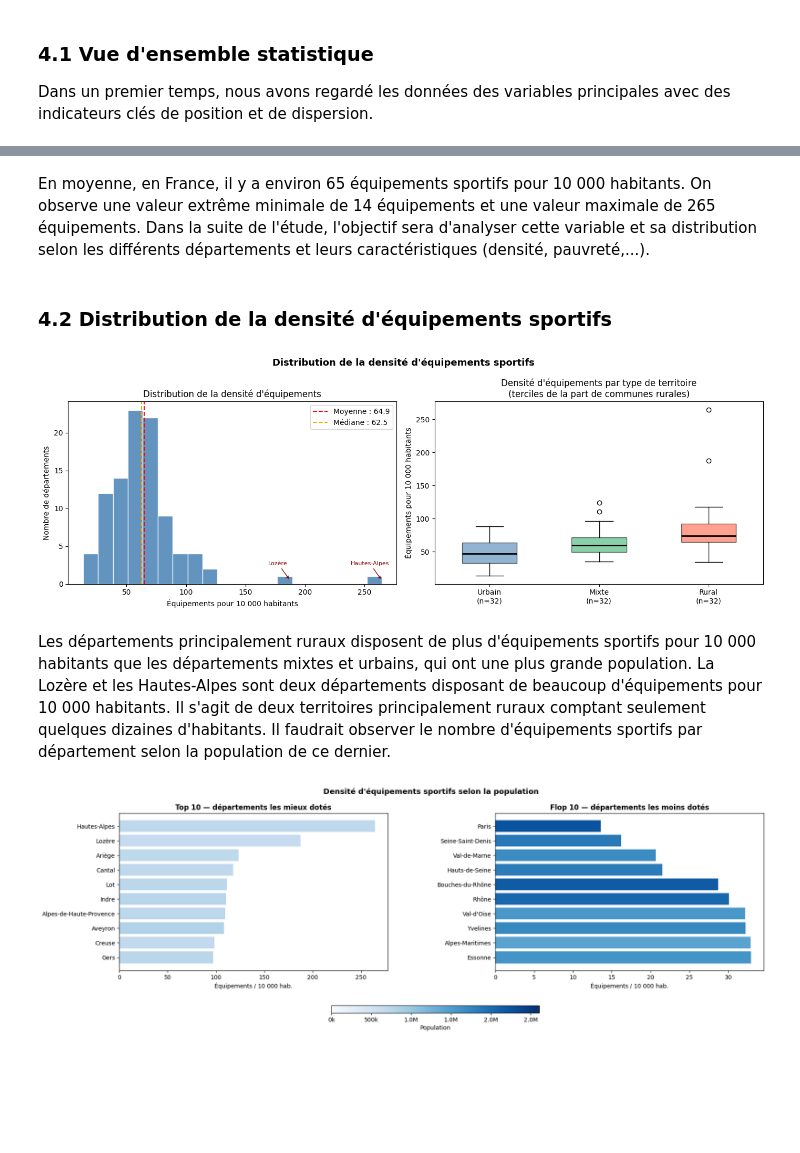
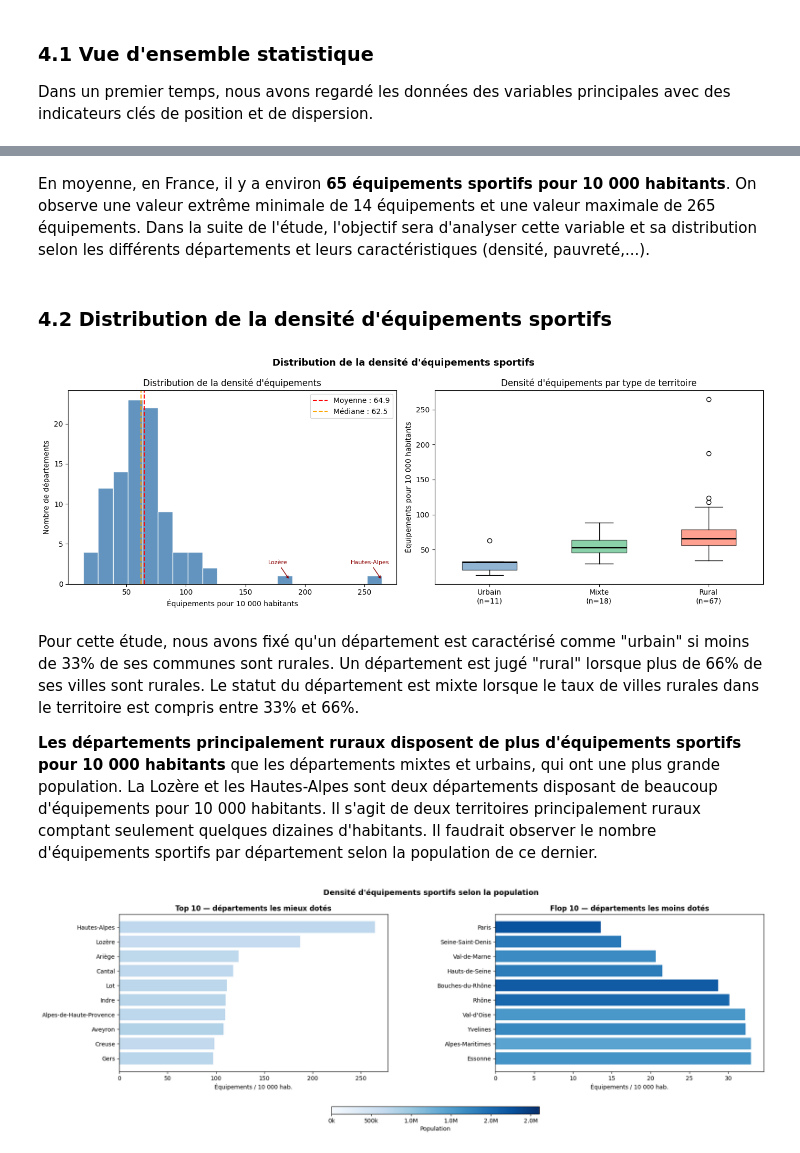
Before and after one commit to Luservant/projet_python, a Jupyter notebook: main.ipynb, the cells around one changed output, grey strips where cells are left out. Drawn from its saved outputs; the diff is of its cells as text; code cells hidden in the pictures; blank space fills up the shorter version.

```diff
--- a/main.ipynb
+++ b/main.ipynb
@@ -395,7 +394,7 @@ stats.round(1)
 | Densité (hab./km²) | 96 | 564.8 | 2418.9 | 14.8 | 49.5 | 82.4 | 160.5 | 20367.3 |
 | Part rurale (%) | 96 | 73.3 | 27.1 | 0.0 | 61.5 | 83.8 | 93.0 | 100.0 |
 # %% [markdown]
-En moyenne, en France, il y a environ 65 équipements sportifs pour 10 000 habitants. On observe une valeur extrême minimale de 14 équipements et une valeur maximale de 265 équipements. Dans la suite de l'étude, l'objectif sera d'analyser cette variable et sa distribution selon les différents départements et leurs caractéristiques (densité, pauvreté,...).
+En moyenne, en France, il y a environ **65 équipements sportifs pour 10 000 habitants**. On observe une valeur extrême minimale de 14 équipements et une valeur maximale de 265 équipements. Dans la suite de l'étude, l'objectif sera d'analyser cette variable et sa distribution selon les différents départements et leurs caractéristiques (densité, pauvreté,...).
 # %% [markdown]
 ### 4.2 Distribution de la densité d'équipements sportifs
 # %%
@@ -422,39 +421,45 @@ for _, row in deps_extremes.iterrows():
         color="darkred",
         arrowprops=dict(arrowstyle="->", color="darkred", lw=1),
         ha="center"
     )
 
 axes[0].set_xlabel("Équipements pour 10 000 habitants")
 axes[0].set_ylabel("Nombre de départements")
 axes[0].set_title("Distribution de la densité d'équipements")
 axes[0].legend()
 
 # --- Boxplot par type de territoire ---
-df["type_territoire"] = pd.qcut(df["part_rural"], q=3, labels=["Urbain", "Mixte", "Rural"])
+df["type_territoire"] = pd.cut(
+    df["part_rural"],
+    bins=[0, 33, 66, 100],
+    labels=["Urbain", "Mixte", "Rural"],
+    include_lowest=True
+)
 ordre = ["Urbain", "Mixte", "Rural"]
 couleurs = ["steelblue", "mediumseagreen", "tomato"]
 counts = df["type_territoire"].value_counts()
 
 for i, (cat, col) in enumerate(zip(ordre, couleurs)):
     data_cat = df.loc[df["type_territoire"] == cat, "equip_10k"].dropna()
     axes[1].boxplot(data_cat, positions=[i], widths=0.5,
                    patch_artist=True,
                    boxprops=dict(facecolor=col, alpha=0.6),
                    medianprops=dict(color="black", lw=2))
 
 axes[1].set_xticks([0, 1, 2])
 axes[1].set_xticklabels([f"{cat}\n(n={counts.get(cat, 0)})" for cat in ordre])
 axes[1].set_ylabel("Équipements pour 10 000 habitants")
-axes[1].set_title("Densité d'équipements par type de territoire\n(terciles de la part de communes rurales)")
+axes[1].set_title("Densité d'équipements par type de territoire")
 
 plt.suptitle("Distribution de la densité d'équipements sportifs", fontsize=13, fontweight="bold")
 plt.tight_layout()
-plt.savefig("distribution_equip.png", dpi=150, bbox_inches="tight")
 plt.show()
 # %% [output]
-[figure, old version]
+[figure, new version]
 # %% [markdown]
-Les départements principalement ruraux disposent de plus d'équipements sportifs pour 10 000 habitants que les départements mixtes et urbains, qui ont une plus grande population.
+Pour cette étude, nous avons fixé qu'un département est caractérisé comme "urbain" si moins de 33% de ses communes sont rurales. Un département est jugé "rural" lorsque plus de 66% de ses villes sont rurales. Le statut du département est mixte lorsque le taux de villes rurales dans le territoire est compris entre 33% et 66%.
+
+**Les départements principalement ruraux disposent de plus d'équipements sportifs pour 10 000 habitants** que les départements mixtes et urbains, qui ont une plus grande population.
 La Lozère et les Hautes-Alpes sont deux départements disposant de beaucoup d'équipements pour 10 000 habitants. Il s'agit de deux territoires principalement ruraux comptant seulement quelques dizaines d'habitants. Il faudrait observer le nombre d'équipements sportifs par département selon la population de ce dernier.
 # %%
 top10 = df.nlargest(10, "equip_10k")[["nom_dep", "equip_10k", "revenu_median", "taux_pauvrete", "part_rural", "population"]]
```
Also changed, not shown: parts of 19 cells of this notebook.
